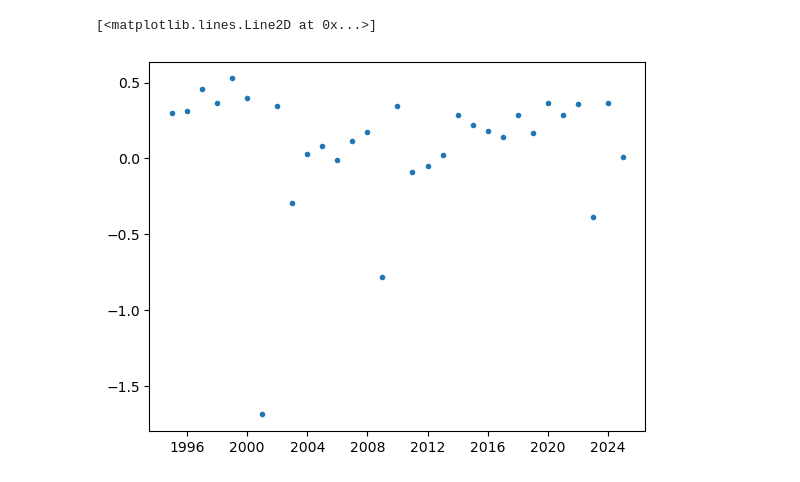
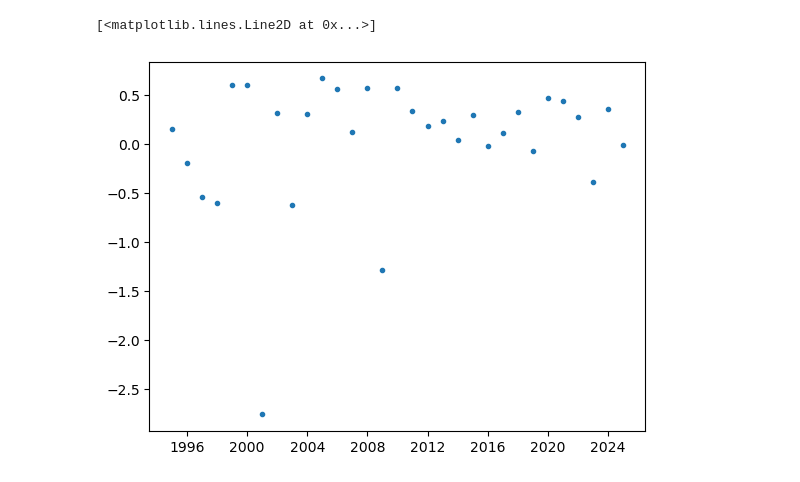
Before and after one commit to alisonands/Case-Study-A-data-driven-investment-analysis, a Jupyter notebook: data_gathering/analysis_daily_returns.ipynb, the cells around one changed output. Drawn from its saved outputs; the diff is of its cells as text; code cells hidden in the pictures.

```diff
--- a/data_gathering/analysis_daily_returns.ipynb
+++ b/data_gathering/analysis_daily_returns.ipynb
@@ -0,0 +4,5 @@
+# %%
+df = pd.read_csv('daily_close.csv').dropna(how='any')
+df = df.set_index('Date')
+df.index = pd.to_datetime(df.index, utc=True)
+df = df[df['Close'] != 0]
@@ -1,6 +66,7 @@
 # %%
+df = df[df['ticker'] == 'AAPL']
 annual_returns = df['Close'].resample('A')
 plt.plot((annual_returns.last()-annual_returns.first())/annual_returns.last(), '.')
 # %% [output]
 [<matplotlib.lines.Line2D at 0x...>]
-[figure, old version]
+[figure, new version]
```
Also changed, not shown: parts of 5 cells of this notebook, 1 other file.
